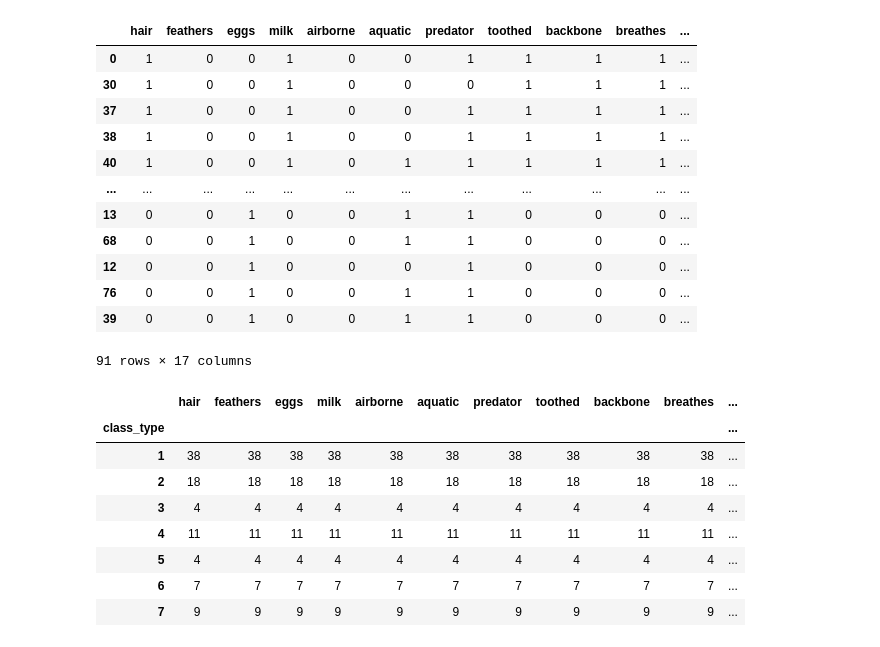
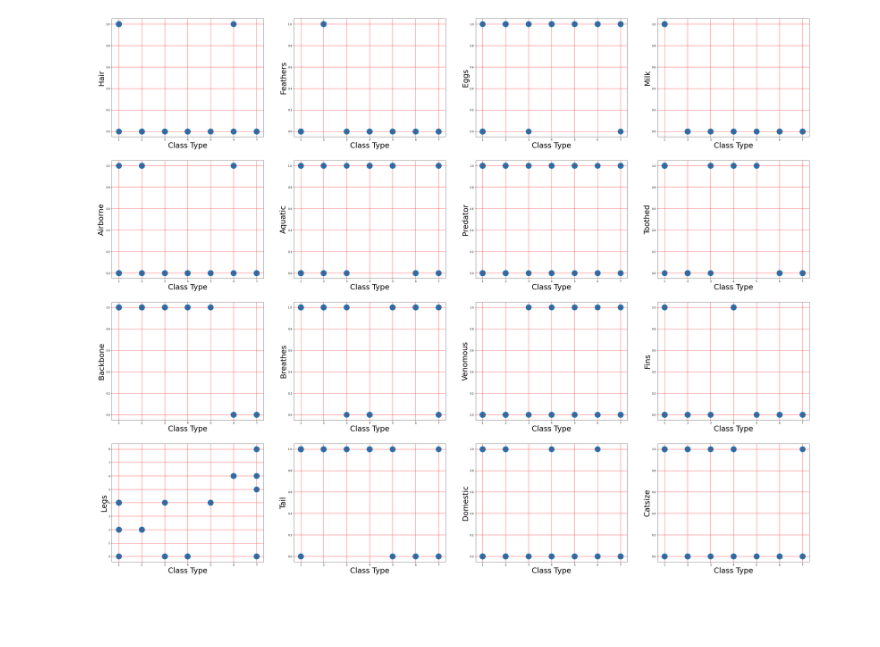
Before and after one commit to frankmaayn/data_science_bootcamp2020, a Jupyter notebook: Python/matplotlib/NSF_MINI_PROJECT_ZOO.ipynb, the cells around one changed output. Drawn from its saved outputs; the diff is of its cells as text; code cells hidden in the pictures; blank space fills up the shorter version.

```diff
--- a/Python/matplotlib/NSF_MINI_PROJECT_ZOO.ipynb
+++ b/Python/matplotlib/NSF_MINI_PROJECT_ZOO.ipynb
@@ -28,29 +38,35 @@ zoo_dataset = zoo_dataset.sort_values(['class_type'], ascending= True)
-# %%
-zoo_dataset
-# %% [output]
-|  | hair | feathers | eggs | milk | airborne | aquatic | predator | toothed | backbone | breathes | ... |
-| 0 | 1 | 0 | 0 | 1 | 0 | 0 | 1 | 1 | 1 | 1 | ... |
-| 30 | 1 | 0 | 0 | 1 | 0 | 0 | 0 | 1 | 1 | 1 | ... |
-| 37 | 1 | 0 | 0 | 1 | 0 | 0 | 1 | 1 | 1 | 1 | ... |
-| 38 | 1 | 0 | 0 | 1 | 0 | 0 | 1 | 1 | 1 | 1 | ... |
-| 40 | 1 | 0 | 0 | 1 | 0 | 1 | 1 | 1 | 1 | 1 | ... |
-| ... | ... | ... | ... | ... | ... | ... | ... | ... | ... | ... | ... |
-| 13 | 0 | 0 | 1 | 0 | 0 | 1 | 1 | 0 | 0 | 0 | ... |
-| 68 | 0 | 0 | 1 | 0 | 0 | 1 | 1 | 0 | 0 | 0 | ... |
-| 12 | 0 | 0 | 1 | 0 | 0 | 0 | 1 | 0 | 0 | 0 | ... |
-| 76 | 0 | 0 | 1 | 0 | 0 | 1 | 1 | 0 | 0 | 0 | ... |
-| 39 | 0 | 0 | 1 | 0 | 0 | 1 | 1 | 0 | 0 | 0 | ... |
-91 rows × 17 columns
-# %%
-number = zoo_dataset.groupby('class_type').count()
-number
-# %% [output]
-|  | hair | feathers | eggs | milk | airborne | aquatic | predator | toothed | backbone | breathes | ... |
-| class_type |  |  |  |  |  |  |  |  |  |  | ... |
-| 1 | 38 | 38 | 38 | 38 | 38 | 38 | 38 | 38 | 38 | 38 | ... |
-| 2 | 18 | 18 | 18 | 18 | 18 | 18 | 18 | 18 | 18 | 18 | ... |
-| 3 | 4 | 4 | 4 | 4 | 4 | 4 | 4 | 4 | 4 | 4 | ... |
-| 4 | 11 | 11 | 11 | 11 | 11 | 11 | 11 | 11 | 11 | 11 | ... |
-| 5 | 4 | 4 | 4 | 4 | 4 | 4 | 4 | 4 | 4 | 4 | ... |
-| 6 | 7 | 7 | 7 | 7 | 7 | 7 | 7 | 7 | 7 | 7 | ... |
-| 7 | 9 | 9 | 9 | 9 | 9 | 9 | 9 | 9 | 9 | 9 | ... |
+# %%
+class_type = np.array(zoo_dataset['class_type'])
+hair = np.array(zoo_dataset['hair'])
+feathers = np.array(zoo_dataset['feathers'])
+eggs = np.array(zoo_dataset['eggs'])
+milk = np.array(zoo_dataset['milk'])
+airborne = np.array(zoo_dataset['airborne'])
+aquatic = np.array(zoo_dataset['aquatic'])
+predator = np.array(zoo_dataset['predator'])
+toothed = np.array(zoo_dataset['toothed'])
+backbone = np.array(zoo_dataset['backbone'])
+breathes = np.array(zoo_dataset['breathes'])
+venomous = np.array(zoo_dataset['venomous'])
+fins = np.array(zoo_dataset['fins'])
+legs = np.array(zoo_dataset['legs'])
+tail = np.array(zoo_dataset['tail'])
+domestic = np.array(zoo_dataset['domestic'])
+catsize = np.array(zoo_dataset['catsize'])
+# %%
+traits = [hair, feathers,eggs, milk, airborne, aquatic, predator, toothed, backbone, breathes, venomous, fins, legs, tail, domestic, catsize]
+names = ['Hair', 'Feathers','Eggs', 'Milk', 'Airborne', 'Aquatic', 'Predator', 'Toothed', 'Backbone', 'Breathes', 'Venomous', 'Fins', 'Legs', 'Tail', 'Domestic', 'Catsize']
+# %%
+fig, ax = plt.subplots(4,4)
+index = 0
+for i in range(4):
+    for j in range(4):
+        ax[i,j].scatter(class_type, traits[index], s=500)
+        ax[i,j].set_ylabel(names[index], fontsize=30)
+        ax[i,j].set_xlabel('Class Type', fontsize=30)
+        ax[i,j].grid(c='r')
+        index += 1
+fig.set_size_inches(50,40)
+plt.show()
+# %% [output]
+[figure, added]
```
Also changed, not shown: parts of 8 cells of this notebook.
